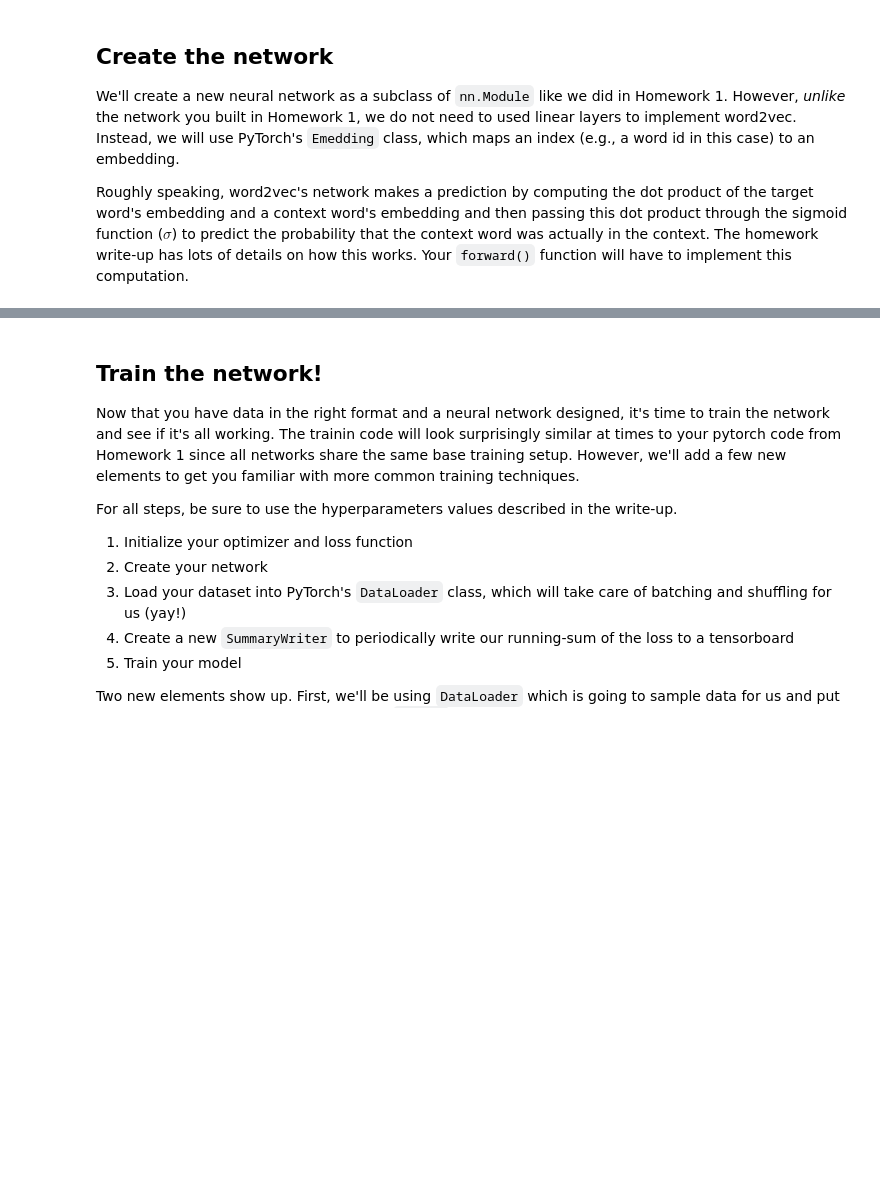
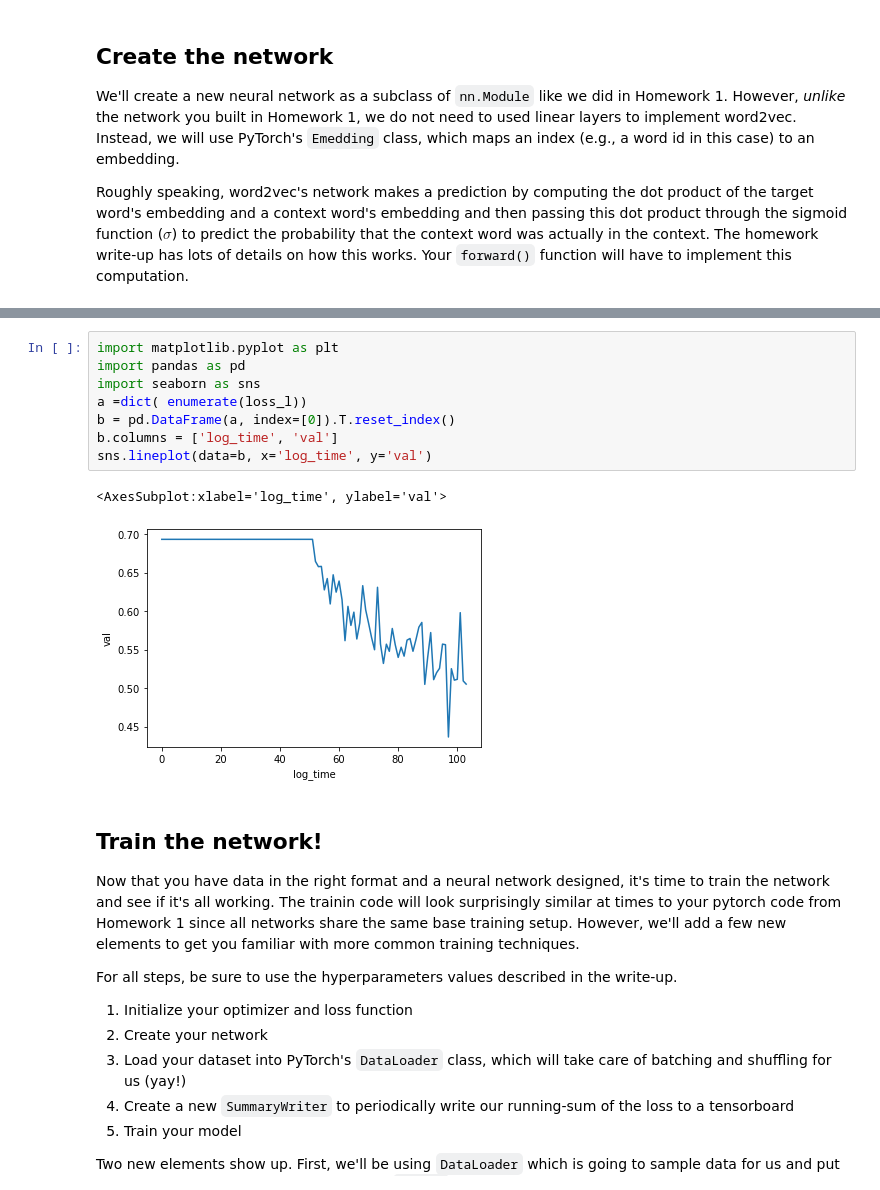
Before and after one commit to josh-ashkinaze/nlp-hw2, a Jupyter notebook: Word2Vec Pytorch Student.ipynb, the cells around one changed output, grey strips where cells are left out. Saved outputs shown, nothing was run; the diff lists cells and outputs as text; blank space fills up the shorter version.

```diff
--- a/Word2Vec Pytorch Student.ipynb
+++ b/Word2Vec Pytorch Student.ipynb
@@ -539,6 +575,17 @@ class Word2Vec(nn.Module):
 
 
         return preds
+# %%
+import matplotlib.pyplot as plt
+import pandas as pd
+import seaborn as sns
+a =dict( enumerate(loss_l))
+b = pd.DataFrame(a, index=[0]).T.reset_index()
+b.columns = ['log_time', 'val']
+sns.lineplot(data=b, x='log_time', y='val')
+# %% [output]
+<AxesSubplot:xlabel='log_time', ylabel='val'>
+[figure, added]
 # %% [markdown]
 ## Train the network!
 
```
Also changed, not shown: parts of 11 cells of this notebook.
